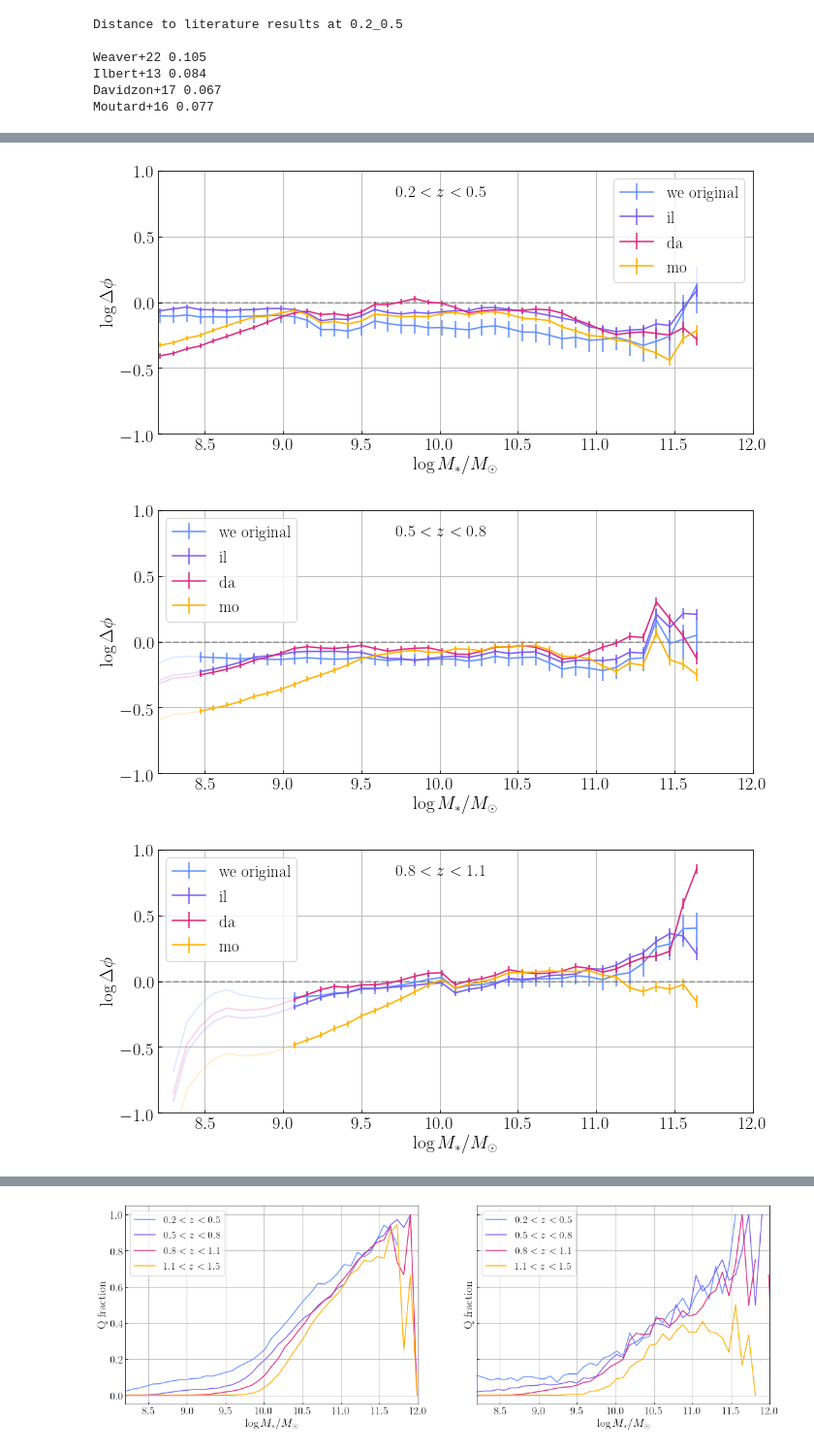
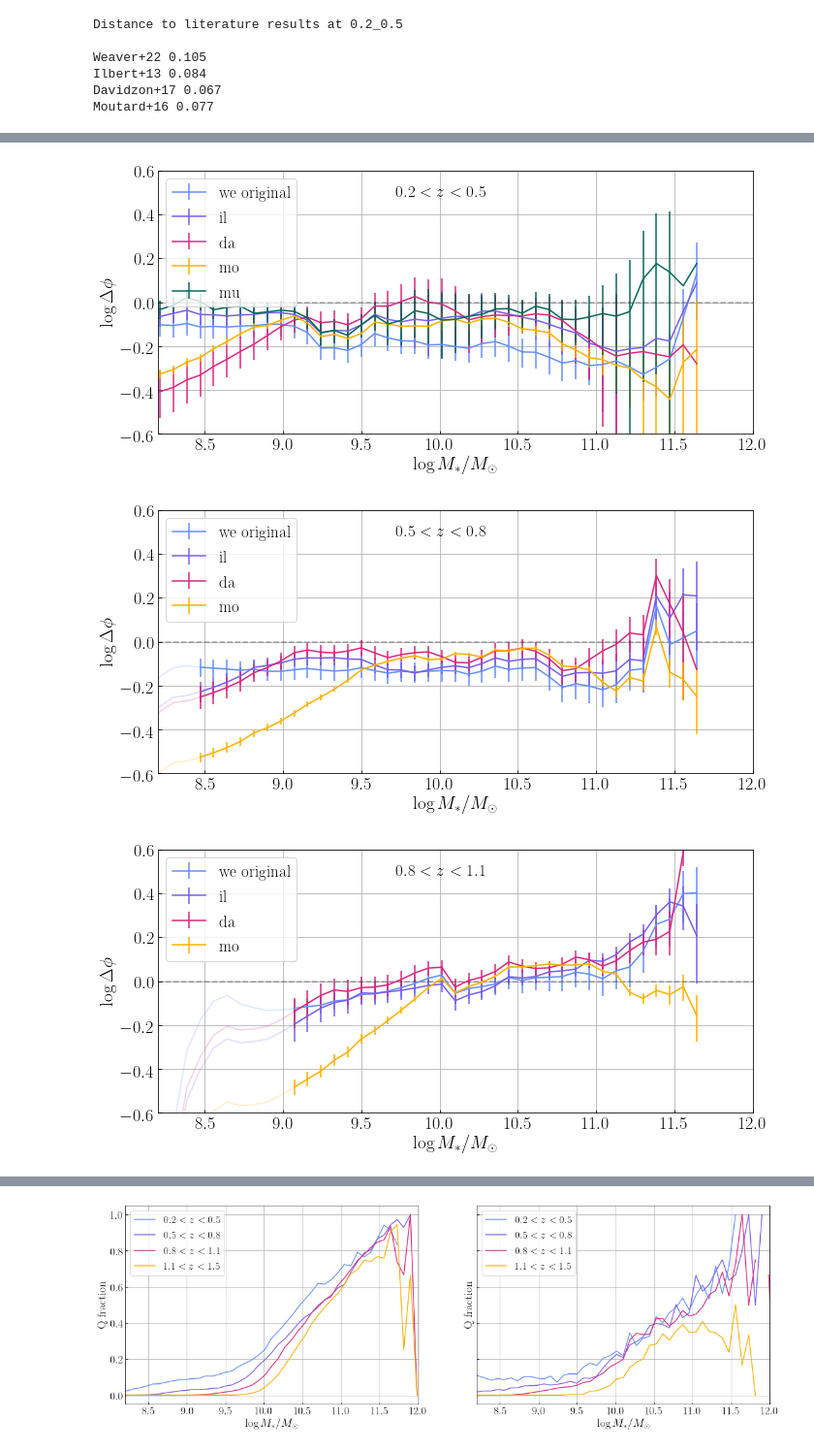
Before and after one commit to LejayChen/massive_gals, a Jupyter notebook: lephare_smf.ipynb, the cells around one changed output, grey strips where cells are left out. Shown at 97% size. Drawn from its saved outputs; the diff is of its cells as text; code cells hidden in the pictures.

```diff
--- a/lephare_smf.ipynb
+++ b/lephare_smf.ipynb
@@ -493,19 +533,24 @@ for i in range(len(z_mins)):
             # cat = cat[(cat['HSC_i_MAG']<26) & ((cat['HSC_i_MAG']>0))]
             cat = cat[cat['lp_type']==0]
             cat = cat[cat['FLAG_COMBINED']==0]
-            z_keyname = 'Z_COMBINEcentral_co
+            z_keyname = 'Z_COMBINE'
             m_keyname = 'MASS_MED_massrun'
             sfq_keyname = 'sfq_nuvrk_myrun_free'
         elif cat_type == 'cosmos':
-            cat = Table.read('/Volumes/LejaySSD/pcat_lephare_masses/COSMOS_galaxies_240622.fits')
+            cat = Table.read(graham_output_dir+'pcat_COSMOS_deep_cat_out_nomaglimit_'+phot_config+'_il_nz_prior_formass_sfq_added.fits')
+            cat = cat[cat['isCompact']==False]
+            # cat = cat[abs(cat['mag_diff_auto_aper3']<1.5)]
+            cat = cat[cat['snr_i']>5]
+            cat = cat[cat['snr_g']>3]
+            cat = cat[cat['snr_u']>3]
             z_keyname = 'Z_COMBINE'
             m_keyname = 'MASS_MED_massrun'
             sfq_keyname = 'sfq_nuvrk_myrun_free'
         elif cat_type == 'xmm':
             cat = Table.read(graham_output_dir+'pcat_XMM-LSS_deep_cat_out_nomaglimit_noirac_il_nz_prior_formass_sfq_added.fits')
             cat = cat[cat['isCompact']==False]
-            cat = cat[cat['snr_i']>3]
-            cat = cat[cat['snr_g']>1.5]
+            cat = cat[cat['snr_g']>3]
+            cat = cat[cat['snr_u']>3]
             z_keyname = 'Z_COMBINE'
             m_keyname = 'MASS_MED_massrun'
             sfq_keyname = 'sfq_nuvrk_myrun_free'
@@ -534,7 +579,7 @@ for i in range(len(z_mins)):
 
         cat_z = cat[cat[z_keyname]>z_mins[i]]
         cat_z = cat_z[cat_z[z_keyname]<z_maxs[i]]
-        print(cat_name, len(cat_z),'surface density:',round(len(cat_z)/areas[k],1))
+        print(cat_name, len(cat_z),len(cat_z[(cat_z[m_keyname]>10.0)&(cat_z[m_keyname]<10.5)])/areas[k],'surface density:',round(len(cat_z)/areas[k],1))
 
         if 'C20' not in cat_type:
             # optical flag
@@ -560,7 +605,6 @@ for i in range(len(z_mins)):
 
                 # flag_wrongmassive2 = (cat_z[m_keyname]>11.0) & (cat_z['MAG_AUTO_CH1_CORR']>23.2)
                 # cat_z = cat_z[flag_wrongmassive2==False] # remove them
-
 
         # comepleteness values
         if sfq =='sf':
@@ -616,7 +660,7 @@ for i in range(len(z_mins)):
                 total_volume = ( cosmic_calc(z_maxs[i]) - cosmic_calc(z_mins[i]) )*1e9 # in Mpc^3
                 inv_volume = sum(sfProb_list_massbin) / (total_volume*areas[k]/total_soid_angle)
             else:
-                max_gals_in_bin = 400
+                max_gals_in_bin = 800
                 if len(cat_massbin)> max_gals_in_bin:
                     select_ids = np.random.choice(np.arange(len(cat_massbin)), size=max_gals_in_bin, replace=False)
                     cat_select = cat_massbin[select_ids]
@@ -1122,43 +1150,62 @@ Moutard+16 0.077
 # calculate y-axis offset to other curves
 time = datetime.now()
 time = time.strftime("%y-%m-%d %H:%M")
-lit_results = ['we_original','il','da','mo']
+lit_results = ['we_original','il','da','mo','mu']
+lit_areas = [1.278,1.52,1.278,22.4,1.5]
 # lit_results = ['we_original']
-colors = ['#648FFF','#785EF0','#DC267F','#FFB000']
+colors = ['#648FFF','#785EF0','#DC267F','#FFB000','#076757']
 
+phot_config='nonir'
 cat_type='pcat'
+if cat_type == 'pcat':
+    area_total = area + area_elais + area_deep
+else:
+    area_total = area
+
 z_mins = [0.2, 0.5, 0.8, 1.1]
 z_maxs = [0.5, 0.8, 1.1, 1.5]
 for z_idx in range(len(z_mins)):
     smf_myrun = np.load(cat_type+'_smf_'+phot_config+'_all_'+str(z_mins[z_idx])+'_'+str(z_maxs[z_idx])+'.npy')
     x_myrun = bins[:-7]+bin_size/2
     log_y_myrun = np.log10(smf_myrun[0])[:-6]
-    log_yerr_myrun_plus = smf_myrun[1][:-6]
-    log_yerr_myrun_minus = smf_myrun[2][:-6]
+    yerr_myrun_plus = smf_myrun[1][:-6]
+    yerr_myrun_minus = smf_myrun[2][:-6]
+    # print(log_yerr_myrun_plus)
 
     fig, axs = plt.subplots(1, 1, figsize = (11, 5))
     for k,lit in enumerate(lit_results):
-        smf_lit = np.load('smf_lit/smf_'+lit+'_'+str(z_mins[z_idx])+'_'+str(z_maxs[z_idx])+'.npy')
-        x_lit = smf_lit[:,0]
-        log_y_lit = smf_lit[:,1]
+
+        if (lit == 'mu' and z_idx==0) or lit!='mu':
+            smf_lit = np.load('smf_lit/smf_'+lit+'_'+str(z_mins[z_idx])+'_'+str(z_maxs[z_idx])+'.npy')
+            x_lit = smf_lit[:,0]
+            log_y_lit = smf_lit[:,1]
+        else:
+            continue
+
+
+        # interpolate and calculate offset
+        log_y_lit_interp = np.interp(x_myrun, x_lit, log_y_lit)
+        offset = log_y_lit_interp - log_y_myrun
+        if lit == 'we_original':
+            print(z_mins[z_idx],offset[25])
 
         if lit == 'we_original':
             log_yerr_lit_minus = smf_lit[:,2]
             log_yerr_lit_plus = smf_lit[:,3]
+            log_yerr_lit_minus_interp = np.interp(x_myrun, x_lit, log_yerr_lit_minus)
+            log_yerr_lit_plus_interp = np.interp(x_myrun, x_lit, log_yerr_lit_plus)
         else:
-            log_yerr_lit_minus = smf_lit[:,1]/100
-            log_yerr_lit_plus = smf_lit[:,1]/100
 
-        log_yerr_lit_minus_interp = np.interp(x_myrun, x_lit, log_yerr_lit_minus)
-        log_yerr_lit_plus_interp = np.interp(x_myrun, x_lit, log_yerr_lit_plus)
+            yerr_lit_minus_interp = yerr_myrun_minus*np.sqrt(area_total/lit_areas[k])
+            yerr_lit_plus_interp = yerr_myrun_plus*np.sqrt(area_total/lit_areas[k])
+
+            log_yerr_lit_minus_interp = log_y_lit_interp - np.log10(10**log_y_lit_interp - yerr_lit_minus_interp)
+            log_yerr_lit_plus_interp = np.log10(10**log_y_lit_interp+yerr_lit_minus_interp) - log_y_lit_interp
+
         log_yerr_minus_interp = np.sqrt(log_yerr_lit_minus_interp**2+log_yerr_myrun_minus**2)
         log_yerr_plus_interp = np.sqrt(log_yerr_lit_plus_interp**2+log_yerr_myrun_plus**2)
 
-        # calculate offset
-        log_y_lit_interp = np.interp(x_myrun, x_lit, log_y_lit)
-        offset = log_y_lit_interp - log_y_myrun
-        if lit == 'we_original':
-            print(z_mins[z_idx],np.nanmin(offset[11:-4]))
+
         # print(lit,offset)
 
         comp_limit_index = bisect(bins, mass_comp_80[z_idx])
@@ -1170,7 +1217,7 @@ for z_idx in range(len(z_mins)):
     #plt.title('fields='+cat_type+', '+phot_config+', z-outlier corr='+str(z_outlier_corr)+', comp corr='+str(comp_corr)+', mass corr='+str(mass_offset_flag)+'\n'+time,fontsize=18)
     plt.annotate('$'+str(z_mins[z_idx])+'<z<'+str(z_maxs[z_idx])+'$',xy=([0.4,0.9]),xycoords='axes fraction',fontsize=17,color='k')
     plt.xlim(8.2,12.)
-    plt.ylim(-1,1)
+    plt.ylim(-0.6,0.6)
     plt.xlabel('$\log M_*/M_\odot$',fontsize=19)
     plt.ylabel('$\log\Delta\phi$',fontsize=19)
     plt.grid()
@@ -1182,3 +1229,3 @@ for z_idx in range(len(z_mins)):
-[figure, old version]
+[figure, new version]
-[figure, old version]
+[figure, new version]
-[figure, old version]
+[figure, new version]
```
Also changed, not shown: parts of 6 cells of this notebook, 4 other files.
